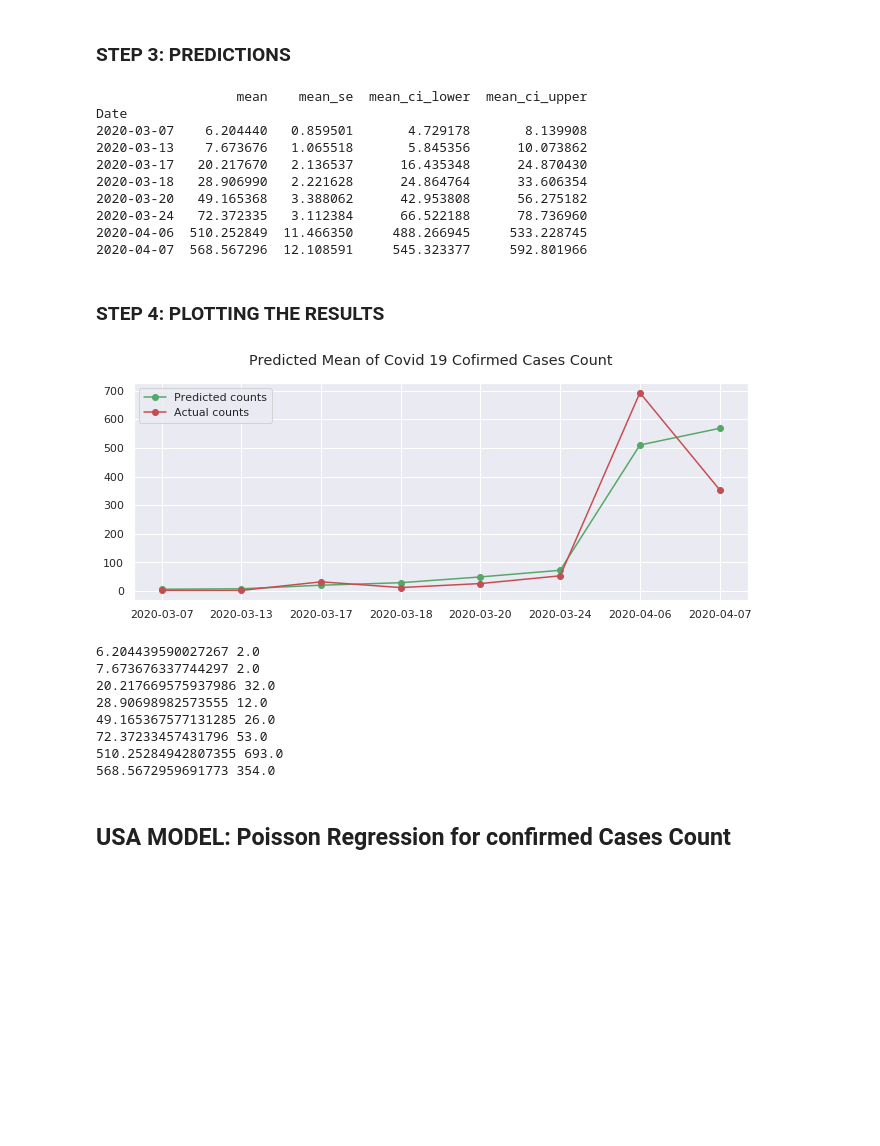
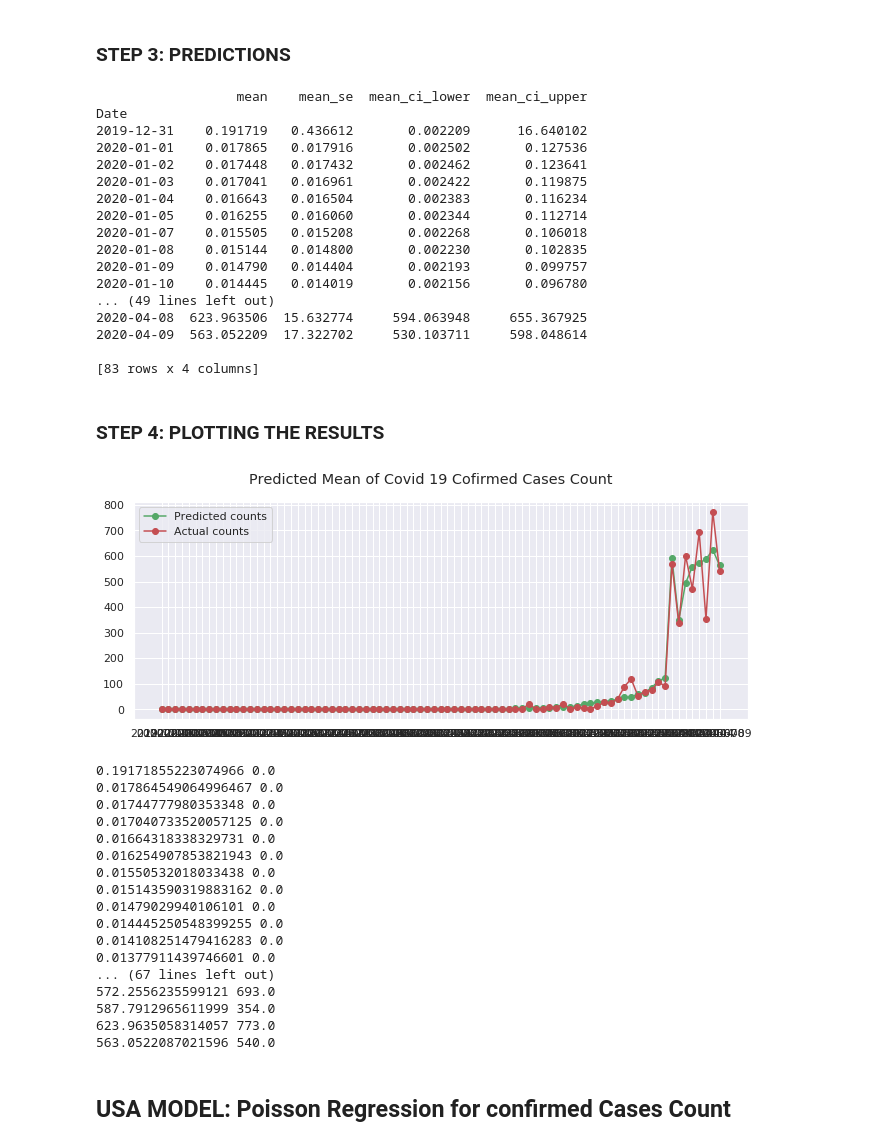
Before and after one commit to prerit1998jain/Pandemic-Forecasting-using-Time-dependent-SIRD-and-Poisson-Regression, a Jupyter notebook: Covid 19 (Poisson Regression Analysis)-Full DAta.ipynb, the cells around one changed output. Cells and saved outputs as stored; diff of their text form; code cells hidden in the pictures; blank space fills up the shorter version.

```diff
--- a/Covid 19 (Poisson Regression Analysis)-Full DAta.ipynb
+++ b/Covid 19 (Poisson Regression Analysis)-Full DAta.ipynb
@@ -258,6 +258,6 @@ sns.heatmap(corr, mask=mask, annot = True, cmap=cmap, vmax=.3, center=0,
 # %% [markdown]
 ### STEP 1: TEST TRAIN SPLIT
 # %%
-df_filtered = India_updated[India_updated['cases'] > 0]
-X_train, y_train, X_test, y_test = train_test_split(df_filtered,0.8, expr3)
+df_filtered = India_updated#[India_updated['cases'] > 0]
+X_train, y_train, X_test, y_test = train_test_split(df_filtered,0.8, expr4)
 # %% [output]
@@ -288,34 +288,50 @@ Movement_restrictions        0.1653      0.027      6.093      0.000       0.112
 # %% [markdown]
 ### STEP 3: PREDICTIONS
 # %%
-predictions_frame = predict(model_India, X_test)
+predictions_frame = predict(model_India, X_train)
 # %% [output]
                   mean    mean_se  mean_ci_lower  mean_ci_upper
 Date
-2020-03-07    6.204440   0.859501       4.729178       8.139908
-2020-03-13    7.673676   1.065518       5.845356      10.073862
-2020-03-17   20.217670   2.136537      16.435348      24.870430
-2020-03-18   28.906990   2.221628      24.864764      33.606354
-2020-03-20   49.165368   3.388062      42.953808      56.275182
-2020-03-24   72.372335   3.112384      66.522188      78.736960
-2020-04-06  510.252849  11.466350     488.266945     533.228745
-2020-04-07  568.567296  12.108591     545.323377     592.801966
+2019-12-31    0.191719   0.436612       0.002209      16.640102
+2020-01-01    0.017865   0.017916       0.002502       0.127536
+2020-01-02    0.017448   0.017432       0.002462       0.123641
+2020-01-03    0.017041   0.016961       0.002422       0.119875
+2020-01-04    0.016643   0.016504       0.002383       0.116234
+2020-01-05    0.016255   0.016060       0.002344       0.112714
+2020-01-07    0.015505   0.015208       0.002268       0.106018
+2020-01-08    0.015144   0.014800       0.002230       0.102835
+2020-01-09    0.014790   0.014404       0.002193       0.099757
+2020-01-10    0.014445   0.014019       0.002156       0.096780
+... (49 lines left out)
+2020-04-08  623.963506  15.632774     594.063948     655.367925
+2020-04-09  563.052209  17.322702     530.103711     598.048614
+
+[83 rows x 4 columns]
 # %% [markdown]
 ### STEP 4: PLOTTING THE RESULTS
 # %%
-predicted_counts, actual_counts = plot_results(predictions_frame,X_test, y_test, India, 'cases')
+predicted_counts, actual_counts = plot_results(predictions_frame,X_train, y_train, India, 'cases')
 for i in range(len(predicted_counts.index)):
     print(predicted_counts[i], actual_counts[i])
 # %% [output]
-[figure, old version]
+[figure, new version]
-6.204439590027267 2.0
-7.673676337744297 2.0
-20.217669575937986 32.0
-28.90698982573555 12.0
-49.165367577131285 26.0
-72.37233457431796 53.0
-510.25284942807355 693.0
-568.5672959691773 354.0
+0.19171855223074966 0.0
+0.017864549064996467 0.0
+0.01744777980353348 0.0
+0.017040733520057125 0.0
+0.01664318338329731 0.0
+0.016254907853821943 0.0
+0.01550532018033438 0.0
+0.015143590319883162 0.0
+0.01479029940106101 0.0
+0.014445250548399255 0.0
+0.014108251479416283 0.0
+0.01377911439746601 0.0
+... (67 lines left out)
+572.2556235599121 693.0
+587.7912965611999 354.0
+623.9635058314057 773.0
+563.0522087021596 540.0
 # %% [markdown]
 ## USA MODEL: Poisson Regression for confirmed Cases Count
 # %% [markdown]
```
Also changed, not shown: parts of 9 cells of this notebook, 5 other files.
